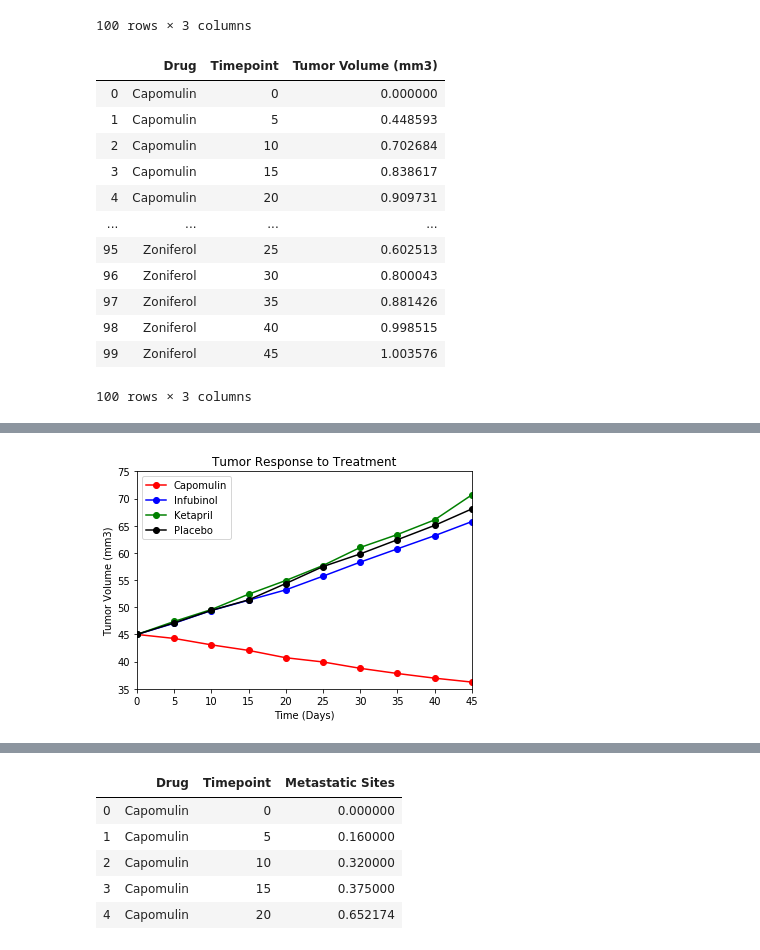
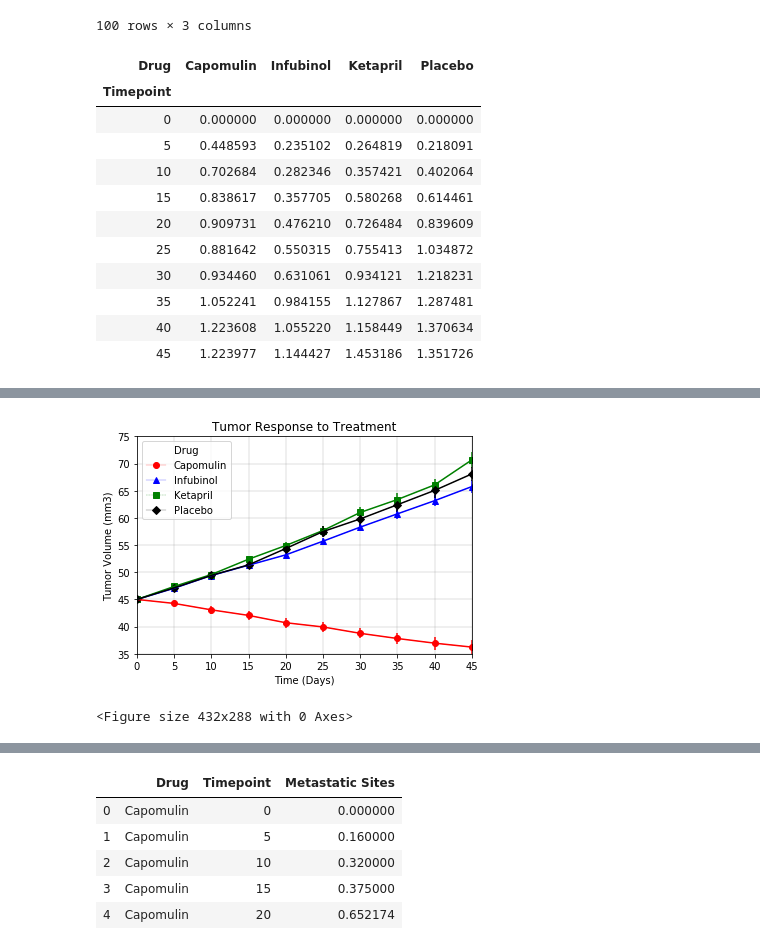
Before and after one commit to mahoneyjam/matplotlib-challenge, a Jupyter notebook: pymaceuticals_JM.ipynb, the cells around one changed output, grey strips where cells are left out. Drawn from its saved outputs; the diff is of its cells as text; code cells hidden in the pictures.

```diff
--- a/pymaceuticals_JM.ipynb
+++ b/pymaceuticals_JM.ipynb
@@ -54,21 +54,23 @@ data_group_df = combined_data_df.groupby(['Drug', 'Timepoint'])
 
 standard_error_df = data_group_df.sem()
 sem_df = standard_error_df.drop(["Metastatic Sites", "Mouse ID"], axis=1)
-sem_df.reset_index()
+errors_df = sem_df.reset_index()
+reformat_errors = errors_df.pivot(index='Timepoint', columns='Drug', values='Tumor Volume (mm3)')
+errors = reformat_errors.drop(["Ceftamin", "Naftisol", "Propriva","Ramicane", "Stelasyn", "Zoniferol"], axis=1)
+errors
 # %% [output]
-|  | Drug | Timepoint | Tumor Volume (mm3) |
-| 0 | Capomulin | 0 | 0.000000 |
-| 1 | Capomulin | 5 | 0.448593 |
-| 2 | Capomulin | 10 | 0.702684 |
-| 3 | Capomulin | 15 | 0.838617 |
-| 4 | Capomulin | 20 | 0.909731 |
-| ... | ... | ... | ... |
-| 95 | Zoniferol | 25 | 0.602513 |
-| 96 | Zoniferol | 30 | 0.800043 |
-| 97 | Zoniferol | 35 | 0.881426 |
-| 98 | Zoniferol | 40 | 0.998515 |
-| 99 | Zoniferol | 45 | 1.003576 |
+| Drug | Capomulin | Infubinol | Ketapril | Placebo |
+| Timepoint |  |  |  |  |
+| 0 | 0.000000 | 0.000000 | 0.000000 | 0.000000 |
+| 5 | 0.448593 | 0.235102 | 0.264819 | 0.218091 |
+| 10 | 0.702684 | 0.282346 | 0.357421 | 0.402064 |
+| 15 | 0.838617 | 0.357705 | 0.580268 | 0.614461 |
+| 20 | 0.909731 | 0.476210 | 0.726484 | 0.839609 |
+| 25 | 0.881642 | 0.550315 | 0.755413 | 1.034872 |
+| 30 | 0.934460 | 0.631061 | 0.934121 | 1.218231 |
+| 35 | 1.052241 | 0.984155 | 1.127867 | 1.287481 |
+| 40 | 1.223608 | 1.055220 | 1.158449 | 1.370634 |
+| 45 | 1.223977 | 1.144427 | 1.453186 | 1.351726 |
-100 rows × 3 columns
 # %%
 reformatted_df = vol_df.pivot(index='Timepoint', columns='Drug', values='Tumor Volume (mm3)')
 reformatted_df.head()
@@ -84,12 +86,16 @@ reformatted_df.head()
 # updated_df = reformatted_df.drop(["Ceftamin", "Naftisol", "Propriva","Ramicane", "Stelasyn", "Zoniferol"], axis=1)
 # updated_df
 # %%
-updated_df.plot(color=('red', 'blue', 'green', 'black'), marker=('o'), markersize=6)
+ax = updated_df.plot(color=('red', 'blue', 'green', 'black'), yerr = errors, legend = False)
+updated_df.plot(style=['ro-', 'b^-', 'gs-.', 'kD-'], markersize=6, linewidth=0.25, ax=ax)
+plt.grid(color='grey', linestyle='-', linewidth=0.25)
 plt.title("Tumor Response to Treatment")
 plt.xlabel("Time (Days)")
 plt.ylabel("Tumor Volume (mm3)")
-plt.legend(loc='upper left')
+# plt.legend(loc='upper left')
 plt.ylim(35, 75)
-plt.show()
+plt.show();
+plt.savefig("Tumor_Response.svg")
 # %% [output]
-[figure, old version]
+[figure, new version]
+<Figure size 432x288 with 0 Axes>
```
Also changed, not shown: parts of 12 cells of this notebook, 4 other files.
